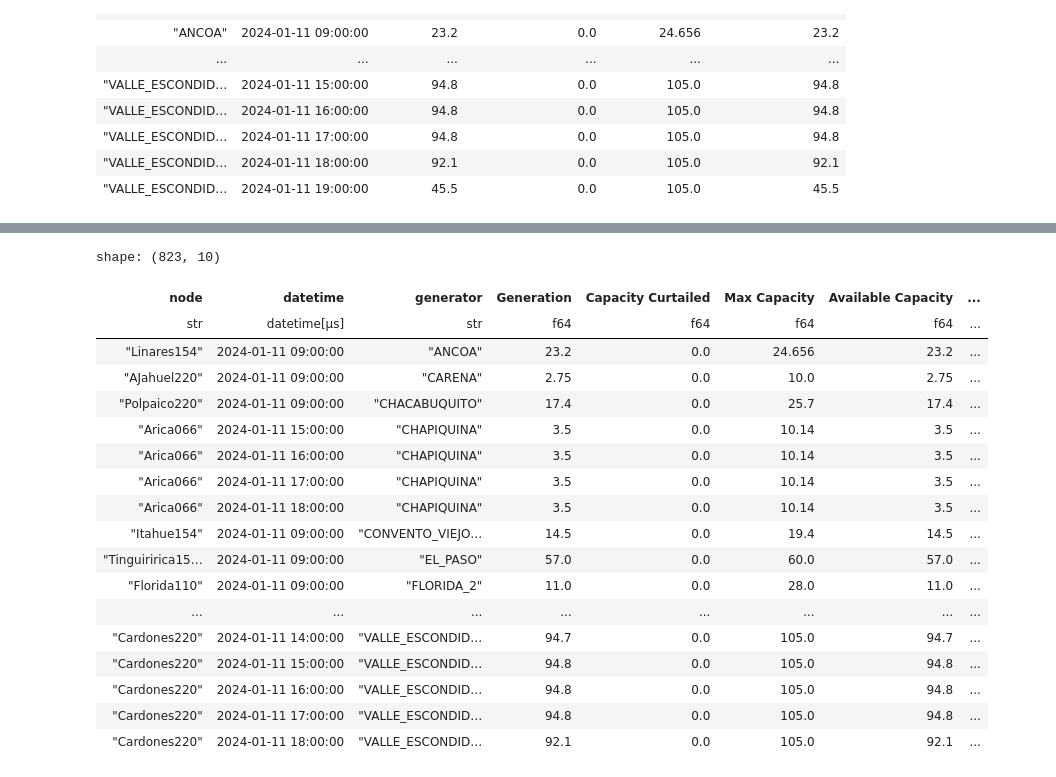
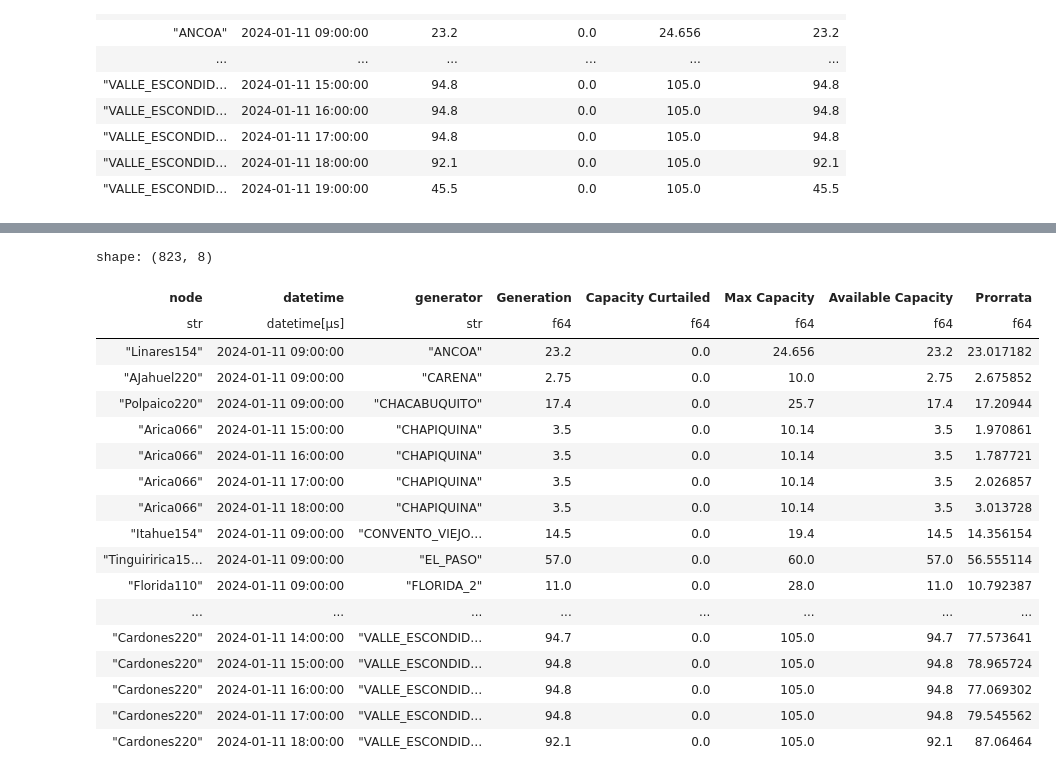
Before and after one commit to FasoCoding/ProrrataERV, a Jupyter notebook: dev/notebook.ipynb, the cells around one changed output, grey strips where cells are left out. Drawn from its saved outputs; the diff is of its cells as text; code cells hidden in the pictures.

```diff
--- a/dev/notebook.ipynb
+++ b/dev/notebook.ipynb
@@ -364,40 +410,35 @@ def calc_prorrata(df: pl.DataFrame) -> pl.DataFrame:
 # %%
+# Une la data de generación con la data de nodos y costos marginales
+# y calcula la prorrata.
 data = (
     df_cmg
     .join(df_nodes, on="node", how="inner")
     .join(df_gen_pivot, on=["generator","datetime"], how="inner")
     .with_columns(
         (
-            pl.col("Max Capacity") / pl.col("Max Capacity").sum().over("datetime")
-        ).alias("Factor_ERNC"),
-        (
-            pl.col("Capacity Curtailed").sum().over("datetime") * pl.col("Max Capacity") / pl.col("Max Capacity").sum().over("datetime")
-        ).alias("Prorrata_Curt"),
-    )
-    .with_columns(
-        (
-            pl.col("Available Capacity") - pl.col("Prorrata_Curt")
-        ).alias("Prorrata_Gen"),
+            pl.col("Available Capacity") - pl.col("Capacity Curtailed").sum().over("datetime") * pl.col("Max Capacity") / pl.col("Max Capacity").sum().over("datetime")
+        )
+        .alias("Prorrata")
     )
 )
 data
 # %% [output]
-shape: (823, 10)
+shape: (823, 8)
-| node | datetime | generator | Generation | Capacity Curtailed | Max Capacity | Available Capacity | ... |
-| str | datetime[μs] | str | f64 | f64 | f64 | f64 | ... |
-| "Linares154" | 2024-01-11 09:00:00 | "ANCOA" | 23.2 | 0.0 | 24.656 | 23.2 | ... |
-| "AJahuel220" | 2024-01-11 09:00:00 | "CARENA" | 2.75 | 0.0 | 10.0 | 2.75 | ... |
-| "Polpaico220" | 2024-01-11 09:00:00 | "CHACABUQUITO" | 17.4 | 0.0 | 25.7 | 17.4 | ... |
-| "Arica066" | 2024-01-11 15:00:00 | "CHAPIQUINA" | 3.5 | 0.0 | 10.14 | 3.5 | ... |
-| "Arica066" | 2024-01-11 16:00:00 | "CHAPIQUINA" | 3.5 | 0.0 | 10.14 | 3.5 | ... |
-| "Arica066" | 2024-01-11 17:00:00 | "CHAPIQUINA" | 3.5 | 0.0 | 10.14 | 3.5 | ... |
-| "Arica066" | 2024-01-11 18:00:00 | "CHAPIQUINA" | 3.5 | 0.0 | 10.14 | 3.5 | ... |
-| "Itahue154" | 2024-01-11 09:00:00 | "CONVENTO_VIEJO… | 14.5 | 0.0 | 19.4 | 14.5 | ... |
-| "Tinguiririca15… | 2024-01-11 09:00:00 | "EL_PASO" | 57.0 | 0.0 | 60.0 | 57.0 | ... |
-| "Florida110" | 2024-01-11 09:00:00 | "FLORIDA_2" | 11.0 | 0.0 | 28.0 | 11.0 | ... |
+| node | datetime | generator | Generation | Capacity Curtailed | Max Capacity | Available Capacity | Prorrata |
+| str | datetime[μs] | str | f64 | f64 | f64 | f64 | f64 |
+| "Linares154" | 2024-01-11 09:00:00 | "ANCOA" | 23.2 | 0.0 | 24.656 | 23.2 | 23.017182 |
+| "AJahuel220" | 2024-01-11 09:00:00 | "CARENA" | 2.75 | 0.0 | 10.0 | 2.75 | 2.675852 |
+| "Polpaico220" | 2024-01-11 09:00:00 | "CHACABUQUITO" | 17.4 | 0.0 | 25.7 | 17.4 | 17.20944 |
+| "Arica066" | 2024-01-11 15:00:00 | "CHAPIQUINA" | 3.5 | 0.0 | 10.14 | 3.5 | 1.970861 |
+| "Arica066" | 2024-01-11 16:00:00 | "CHAPIQUINA" | 3.5 | 0.0 | 10.14 | 3.5 | 1.787721 |
+| "Arica066" | 2024-01-11 17:00:00 | "CHAPIQUINA" | 3.5 | 0.0 | 10.14 | 3.5 | 2.026857 |
+| "Arica066" | 2024-01-11 18:00:00 | "CHAPIQUINA" | 3.5 | 0.0 | 10.14 | 3.5 | 3.013728 |
+| "Itahue154" | 2024-01-11 09:00:00 | "CONVENTO_VIEJO… | 14.5 | 0.0 | 19.4 | 14.5 | 14.356154 |
+| "Tinguiririca15… | 2024-01-11 09:00:00 | "EL_PASO" | 57.0 | 0.0 | 60.0 | 57.0 | 56.555114 |
+| "Florida110" | 2024-01-11 09:00:00 | "FLORIDA_2" | 11.0 | 0.0 | 28.0 | 11.0 | 10.792387 |
 | ... | ... | ... | ... | ... | ... | ... | ... |
-| "Cardones220" | 2024-01-11 14:00:00 | "VALLE_ESCONDID… | 94.7 | 0.0 | 105.0 | 94.7 | ... |
-| "Cardones220" | 2024-01-11 15:00:00 | "VALLE_ESCONDID… | 94.8 | 0.0 | 105.0 | 94.8 | ... |
-| "Cardones220" | 2024-01-11 16:00:00 | "VALLE_ESCONDID… | 94.8 | 0.0 | 105.0 | 94.8 | ... |
-| "Cardones220" | 2024-01-11 17:00:00 | "VALLE_ESCONDID… | 94.8 | 0.0 | 105.0 | 94.8 | ... |
-| "Cardones220" | 2024-01-11 18:00:00 | "VALLE_ESCONDID… | 92.1 | 0.0 | 105.0 | 92.1 | ... |
+| "Cardones220" | 2024-01-11 14:00:00 | "VALLE_ESCONDID… | 94.7 | 0.0 | 105.0 | 94.7 | 77.573641 |
+| "Cardones220" | 2024-01-11 15:00:00 | "VALLE_ESCONDID… | 94.8 | 0.0 | 105.0 | 94.8 | 78.965724 |
+| "Cardones220" | 2024-01-11 16:00:00 | "VALLE_ESCONDID… | 94.8 | 0.0 | 105.0 | 94.8 | 77.069302 |
+| "Cardones220" | 2024-01-11 17:00:00 | "VALLE_ESCONDID… | 94.8 | 0.0 | 105.0 | 94.8 | 79.545562 |
+| "Cardones220" | 2024-01-11 18:00:00 | "VALLE_ESCONDID… | 92.1 | 0.0 | 105.0 | 92.1 | 87.06464 |
```
Also changed, not shown: parts of 8 cells of this notebook, 1 other file.
